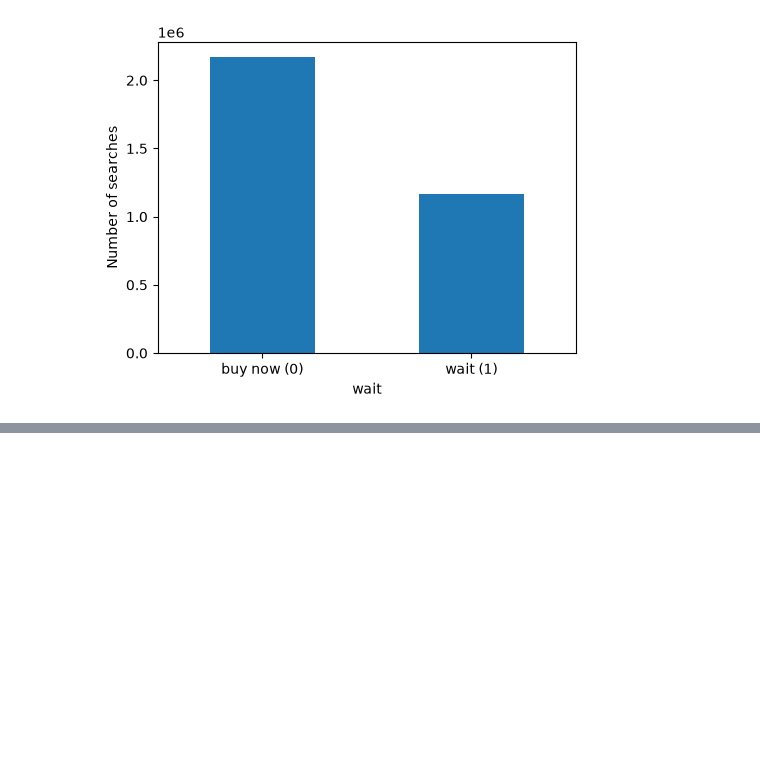
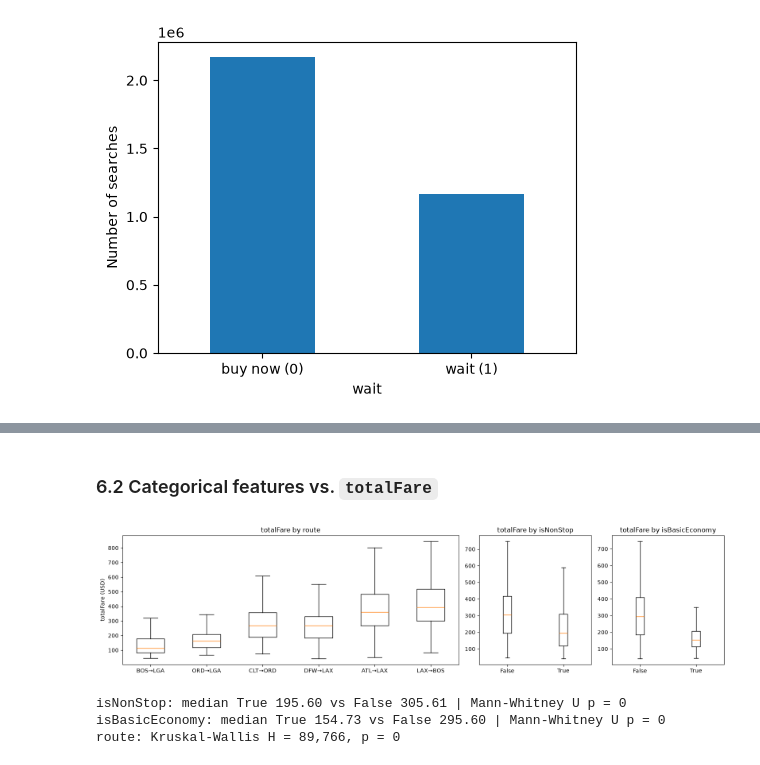
Before and after one commit to anitaroese/flight-price-prediction, a Jupyter notebook: 03_EDA.ipynb, the cells around one changed output, grey strips where cells are left out. Saved outputs shown, nothing was run; the diff lists cells and outputs as text; code cells hidden in the pictures; blank space fills up the shorter version.

```diff
--- a/03_EDA.ipynb
+++ b/03_EDA.ipynb
@@ -449,0 +502,31 @@ plt.show()
+# %% [markdown]
+### 6.2 Categorical features vs. `totalFare`
+# %%
+fig, axes = plt.subplots(1, 3, figsize=(16, 4), gridspec_kw={"width_ratios": [3, 1, 1]})
+order = df.groupby("route")["totalFare"].median().sort_values().index
+axes[0].boxplot([sample.loc[sample["route"] == r, "totalFare"] for r in order], showfliers=False)
+axes[0].set_xticks(range(1, len(order) + 1), order)
+axes[0].set_title("totalFare by route")
+for ax, col in zip(axes[1:], ["isNonStop", "isBasicEconomy"]):
+    ax.boxplot([sample.loc[sample[col] == v, "totalFare"] for v in [False, True]], showfliers=False)
+    ax.set_xticks([1, 2], ["False", "True"])
+    ax.set_title(f"totalFare by {col}")
+axes[0].set_ylabel("totalFare (USD)")
+plt.tight_layout()
+plt.savefig(f"{fig_dir}/cat_target.pdf")
+plt.show()
+# %% [output]
+[figure, added]
+# %%
+for col in ["isNonStop", "isBasicEconomy"]:
+    a = sample.loc[sample[col], "totalFare"]
+    b = sample.loc[~sample[col], "totalFare"]
+    u, p = stats.mannwhitneyu(a, b)
+    print(f"{col}: median True {a.median():.2f} vs False {b.median():.2f} | Mann-Whitney U p = {p:.3g}")
+
+h, p = stats.kruskal(*[g["totalFare"] for _, g in sample.groupby("route")])
+print(f"route: Kruskal-Wallis H = {h:,.0f}, p = {p:.3g}")
+# %% [output]
+isNonStop: median True 195.60 vs False 305.61 | Mann-Whitney U p = 0
+isBasicEconomy: median True 154.73 vs False 295.60 | Mann-Whitney U p = 0
+route: Kruskal-Wallis H = 89,766, p = 0
```
Also changed, not shown: parts of 19 cells of this notebook, 5 other files.
